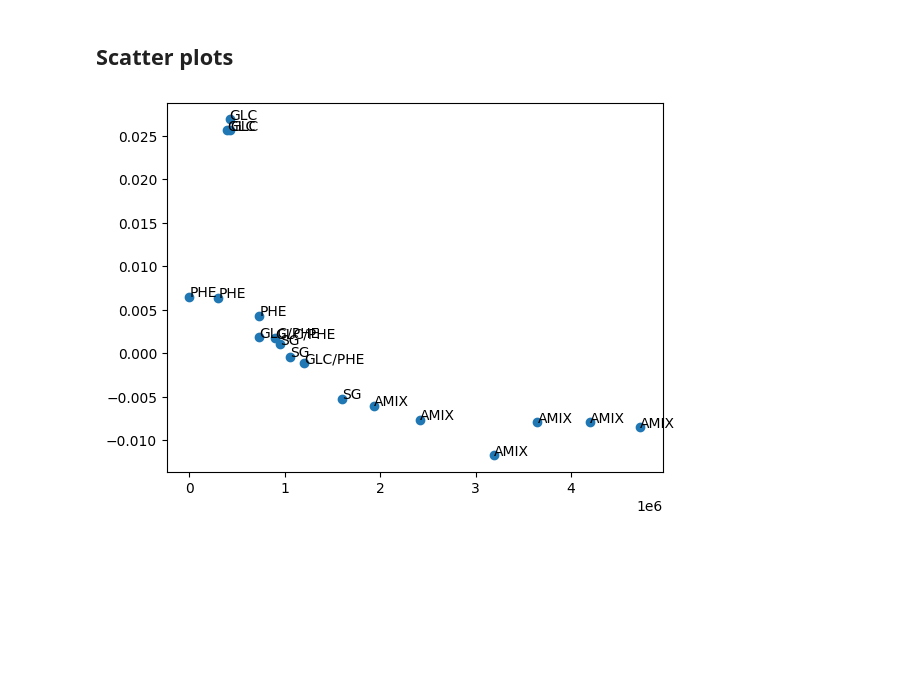
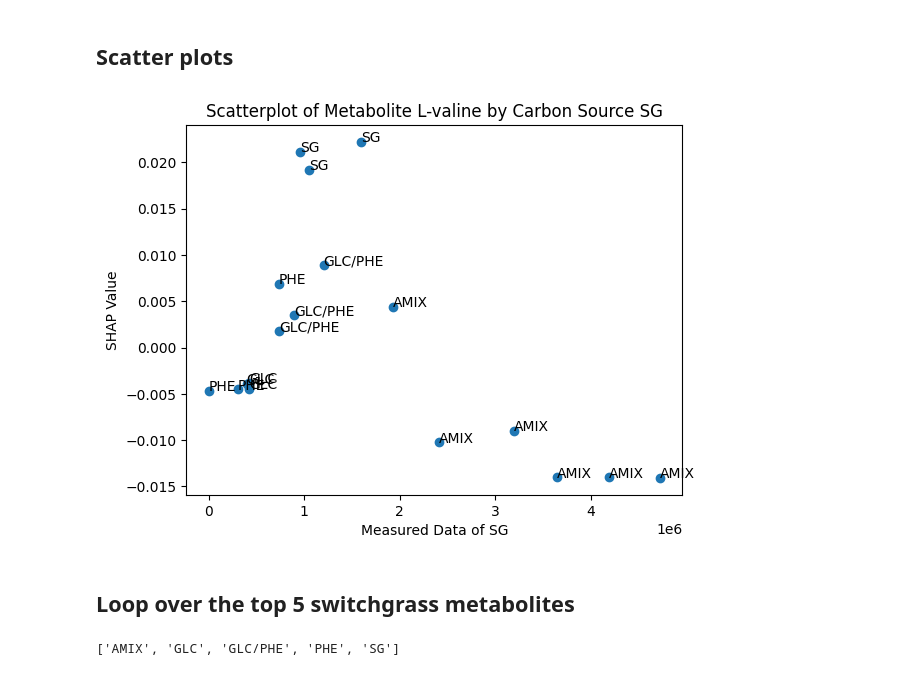
Before and after one commit to RhymerJ123/Rhodococcus-Shap, a Jupyter notebook: Shap_code.ipynb, the cells around one changed output. Saved outputs shown, nothing was run; the diff lists cells and outputs as text; code cells hidden in the pictures; blank space fills up the shorter version.

```diff
--- a/Shap_code.ipynb
+++ b/Shap_code.ipynb
@@ -58,8 +59,8 @@ RandomForestClassifier(random_state=42)
 # %%
 explainer2 = shap.TreeExplainer(model)
 shap_values2 = explainer2(X)
-Sample_names = ['SG', 'GLC', 'PHE', 'GLC/PHE', 'AMIX']
 
+Sample_names = list(model.classes_)
 
 for index,sample in enumerate(Sample_names):
     print(sample)
@@ -219,21 +199,33 @@ Name: sample, dtype: object
 # %%
 # Define function to plot measured and shap values based on metabolite and carbon source
 
 def scatterplot(metabolite, carbon_source):
     carbon_source_index = Sample_names.index(carbon_source)
     feature_index = feature_names.index(metabolite)
 
     shap_data = shap_values2[:, feature_index, carbon_source_index].values
 
     measured_data = shap_values2[:, feature_index, carbon_source_index].data
 
     fig, ax = plt.subplots()
     ax.scatter(measured_data, shap_data)
 
+  # Labels
+
+    ax.set_xlabel('Measured Data of {}'.format(carbon_source))
+    ax.set_ylabel('SHAP Value')
+    ax.set_title('Scatterplot of Metabolite {} by Carbon Source {}'.format(metabolite, carbon_source))
+
     for i, txt in enumerate(y):
         ax.annotate(txt, (measured_data[i], shap_data[i]))
 
 
-scatterplot("L-valine", "GLC")
+scatterplot("L-valine", "SG")
 # %% [output]
-[figure, old version]
+[figure, new version]
+# %% [markdown]
+## Loop over the top 5 switchgrass metabolites
+# %%
+print(Sample_names)
+# %% [output]
+['AMIX', 'GLC', 'GLC/PHE', 'PHE', 'SG']
```
Also changed, not shown: parts of 6 cells of this notebook, 4 other files.
